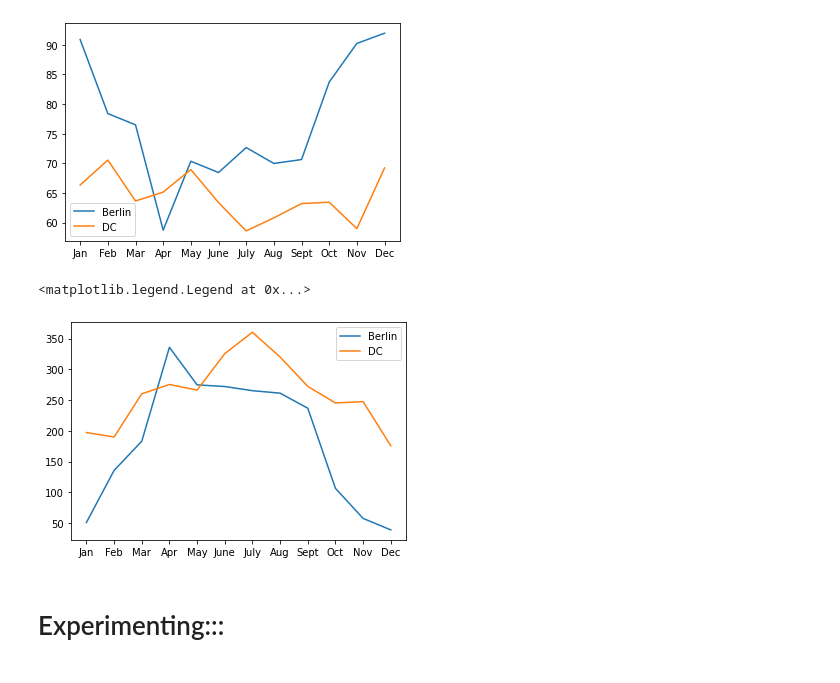
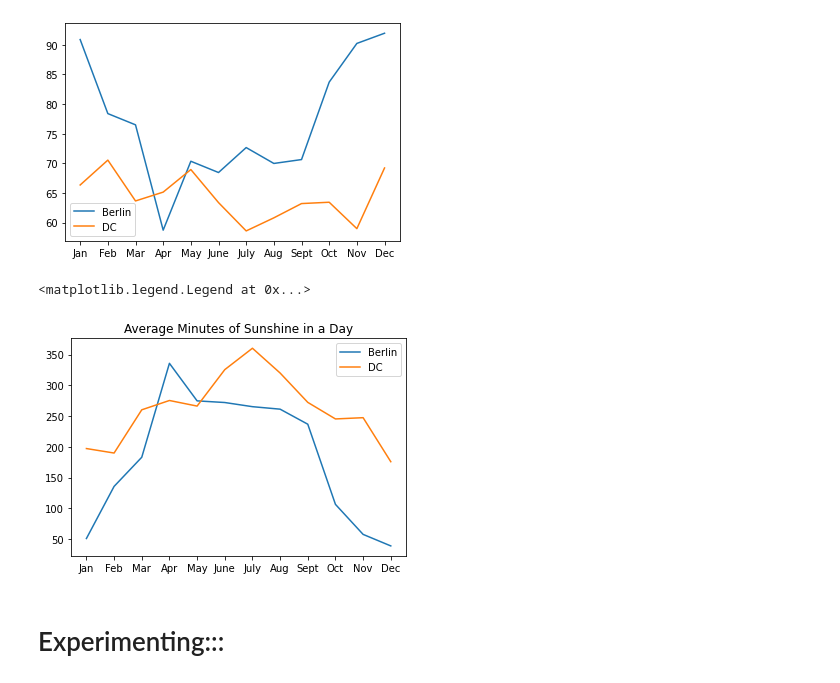
Before and after one commit to yasp-g/portfolio, a Jupyter notebook: Berlin-vs-DC-overcast-visualization/BER-DC-overcast.ipynb, the cells around one changed output. Cells and saved outputs as stored; diff of their text form; code cells hidden in the pictures.

```diff
--- a/Berlin-vs-DC-overcast-visualization/BER-DC-overcast.ipynb
+++ b/Berlin-vs-DC-overcast-visualization/BER-DC-overcast.ipynb
@@ -764,24 +765,26 @@ plt.legend()
 # %%
 # define a figure and axes abject
 fig1, ax1 = plt.subplots()
 
 # plt.xlim([-1,4])
 
 # define list from 1 to 12
 x_pos = list(range(1, 13))
 # define list of month names
 months = ["Jan", "Feb", "Mar", "Apr", "May", "June", "July", "Aug", "Sept", "Oct", "Nov", "Dec"]
 # define x_ticks and assign the month names as labels
 ax1.set_xticks(x_pos)
 ax1.set_xticklabels(months)
 
 plt.plot(x_pos, sundur_month_BER, label='Berlin')
 plt.plot(x_pos, sundur_month_DC, label='DC')
 
+plt.title("Average Minutes of Sunshine in a Day")
+
 plt.legend()
 # %% [output]
 <matplotlib.legend.Legend at 0x...>
-[figure, old version]
+[figure, new version]
 # %% [markdown]
 # Experimenting:::
 # %%
```
Also changed, not shown: parts of 5 cells of this notebook.
